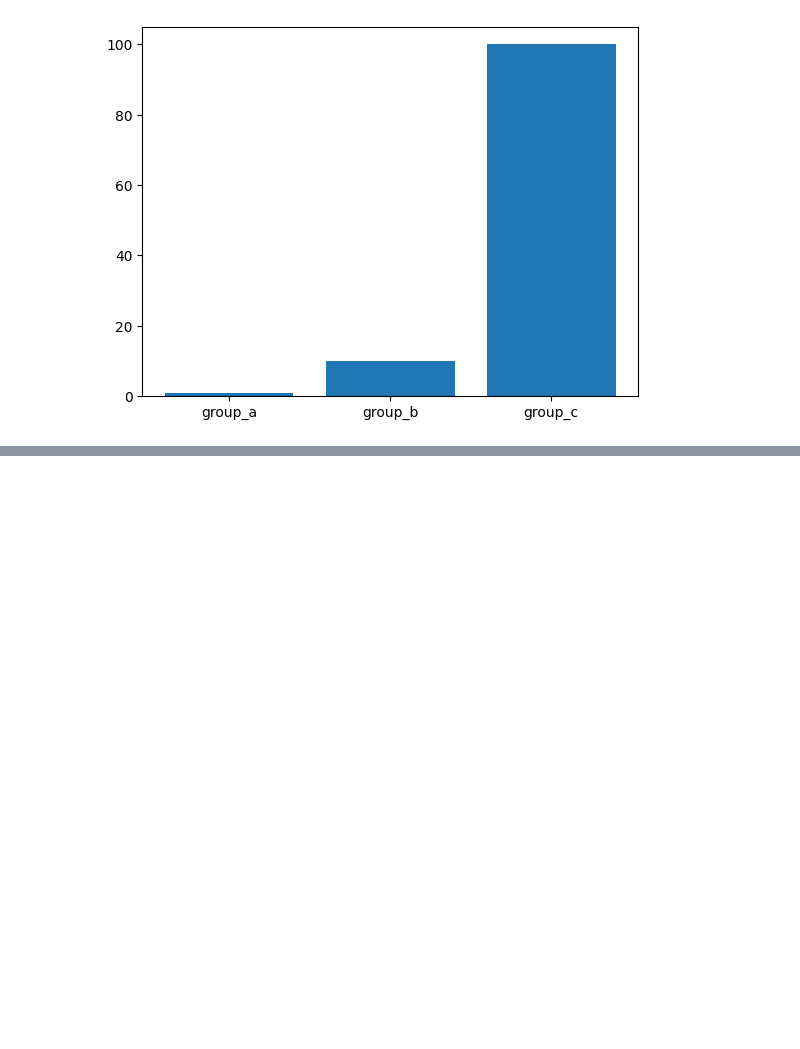
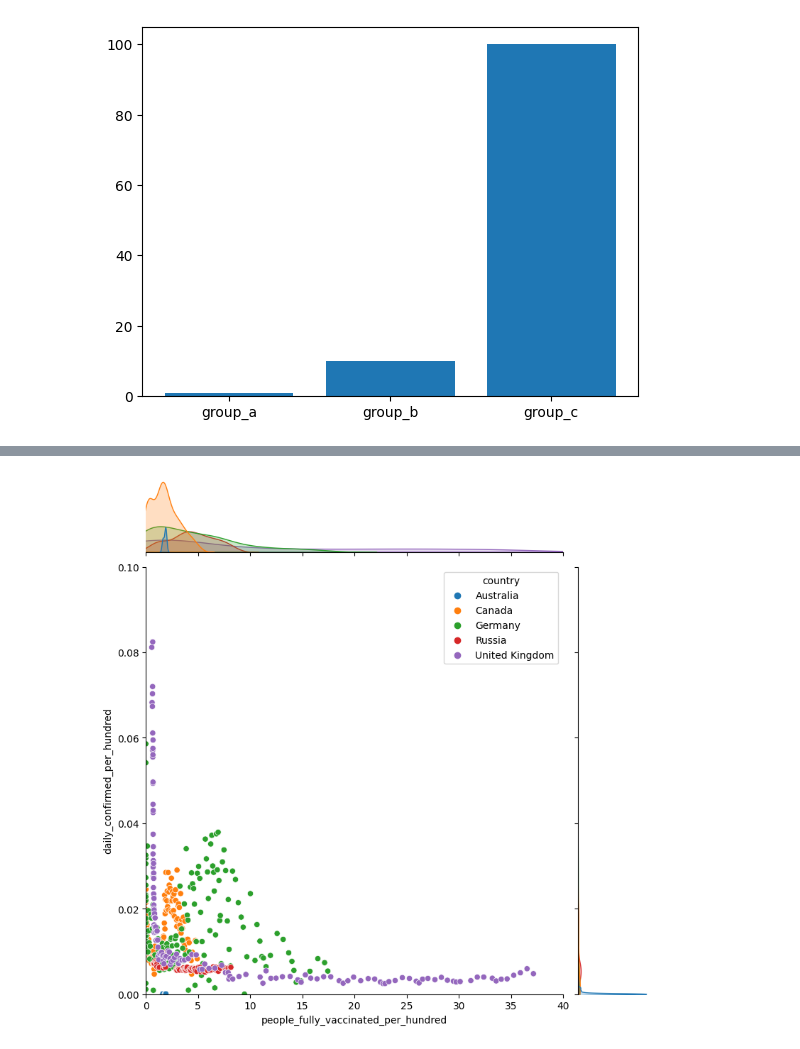
Before and after one commit to g1dcs/sf_hw_g1dcs, a Jupyter notebook: skillfactory/PY_13 Визуализация/Визуализация.ipynb, the cells around one changed output, grey strips where cells are left out. Drawn from its saved outputs; the diff is of its cells as text; code cells hidden in the pictures; blank space fills up the shorter version.

```diff
--- a/skillfactory/PY_13 Визуализация/Визуализация.ipynb
+++ b/skillfactory/PY_13 Визуализация/Визуализация.ipynb
@@ -342,0 +416,12 @@ plt.show()
+# %%
+joinplot = sns.jointplot(
+    data=croped_covid_df,
+    x='people_fully_vaccinated_per_hundred',
+    y='daily_confirmed_per_hundred',
+    xlim=(0, 40),
+    ylim=(0, 0.1),
+    height=8,
+    hue='country'
+);
+# %% [output]
+[figure, added]
```
Also changed, not shown: parts of 10 cells of this notebook.
